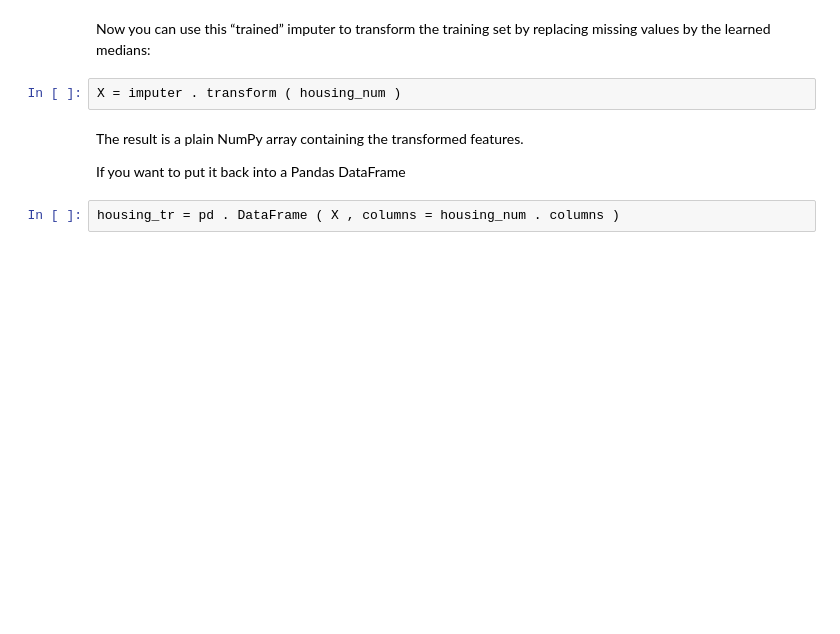
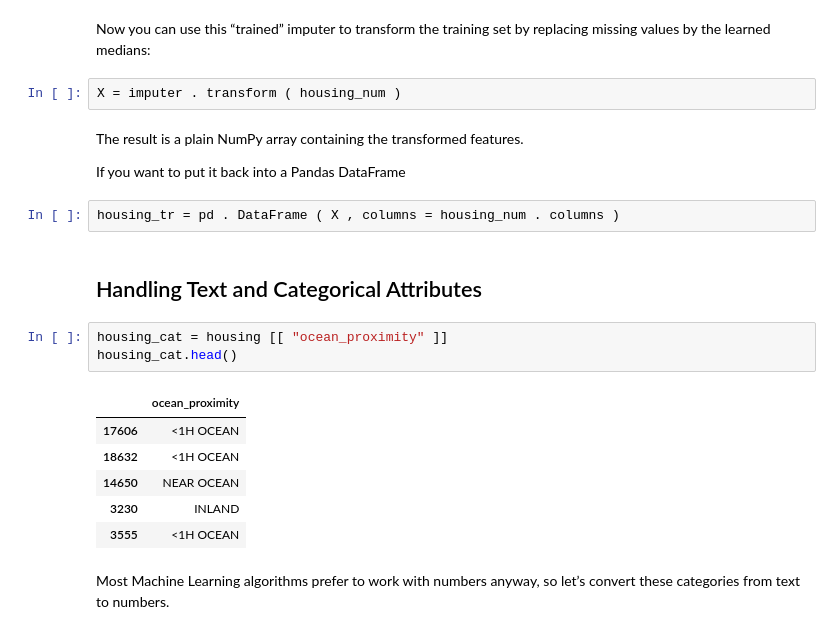
Before and after one commit to ilyakatz/ml, a Jupyter notebook: Housing.ipynb, the cells around one changed output. Cells and saved outputs as stored; diff of their text form; blank space fills up the shorter version.

Commit message:
Handling text

```diff
--- a/Housing.ipynb
+++ b/Housing.ipynb
@@ -391,3 +391,17 @@ The result is a plain NumPy array containing the transformed features.
 If you want to put it back into a Pandas DataFrame
 # %%
 housing_tr = pd . DataFrame ( X , columns = housing_num . columns )
+# %% [markdown]
+## Handling Text and Categorical Attributes
+# %%
+housing_cat = housing [[ "ocean_proximity" ]]
+housing_cat.head()
+# %% [output]
+|  | ocean_proximity |
+| 17606 | <1H OCEAN |
+| 18632 | <1H OCEAN |
+| 14650 | NEAR OCEAN |
+| 3230 | INLAND |
+| 3555 | <1H OCEAN |
+# %% [markdown]
+Most Machine Learning algorithms prefer to work with numbers anyway, so let’s convert these categories from text to numbers.
```
Also changed, not shown: parts of 5 cells of this notebook.
